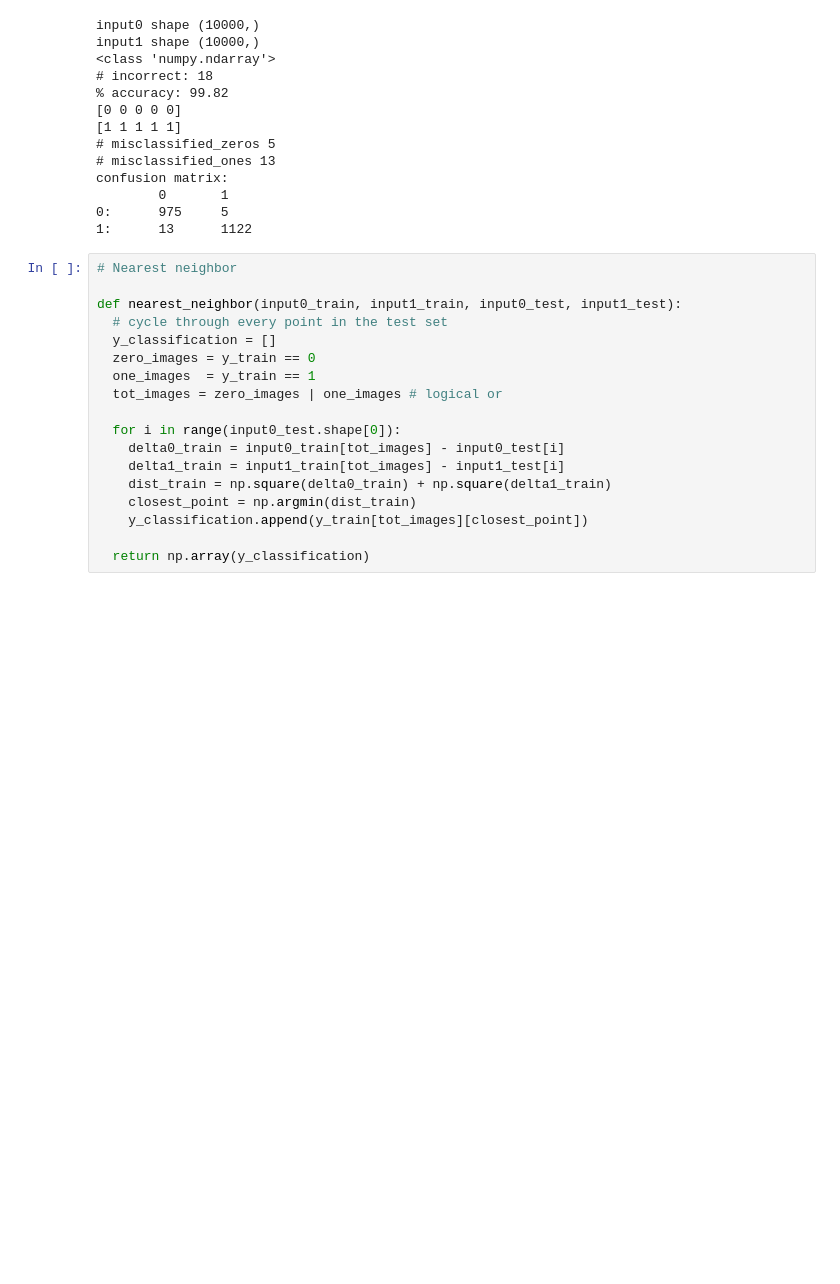
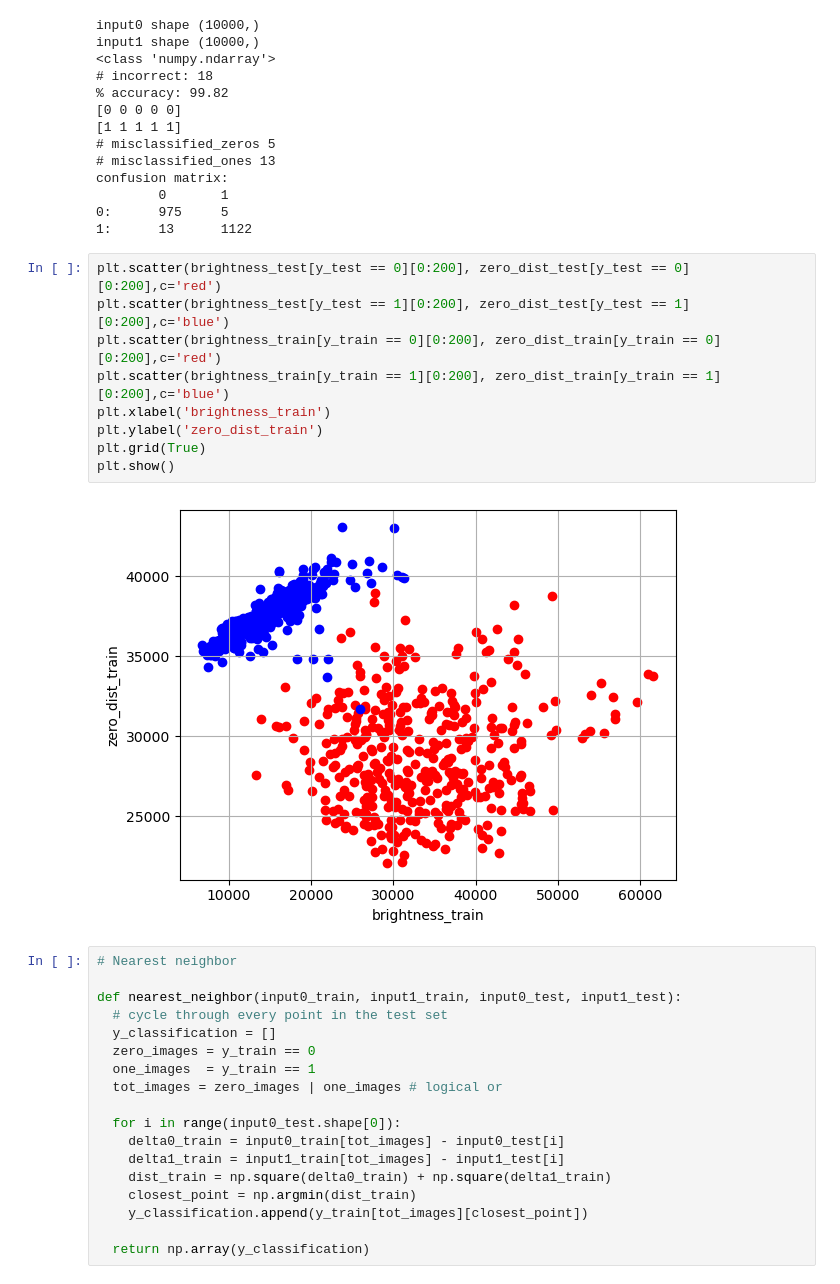
Before and after one commit to taylan-sen/CIS355_FALL05, a Jupyter notebook: ML_neural_networks_for_CV.ipynb, the cells around one changed output. Drawn from its saved outputs; the diff is of its cells as text; blank space fills up the shorter version.

```diff
--- a/ML_neural_networks_for_CV.ipynb
+++ b/ML_neural_networks_for_CV.ipynb
@@ -238,6 +301,17 @@ confusion matrix:
         0       1
 0:      975     5
 1:      13      1122
+# %%
+plt.scatter(brightness_test[y_test == 0][0:200], zero_dist_test[y_test == 0][0:200],c='red')
+plt.scatter(brightness_test[y_test == 1][0:200], zero_dist_test[y_test == 1][0:200],c='blue')
+plt.scatter(brightness_train[y_train == 0][0:200], zero_dist_train[y_train == 0][0:200],c='red')
+plt.scatter(brightness_train[y_train == 1][0:200], zero_dist_train[y_train == 1][0:200],c='blue')
+plt.xlabel('brightness_train')
+plt.ylabel('zero_dist_train')
+plt.grid(True)
+plt.show()
+# %% [output]
+[figure, added]
 # %%
 # Nearest neighbor
 
```
Also changed, not shown: parts of 12 cells of this notebook.
